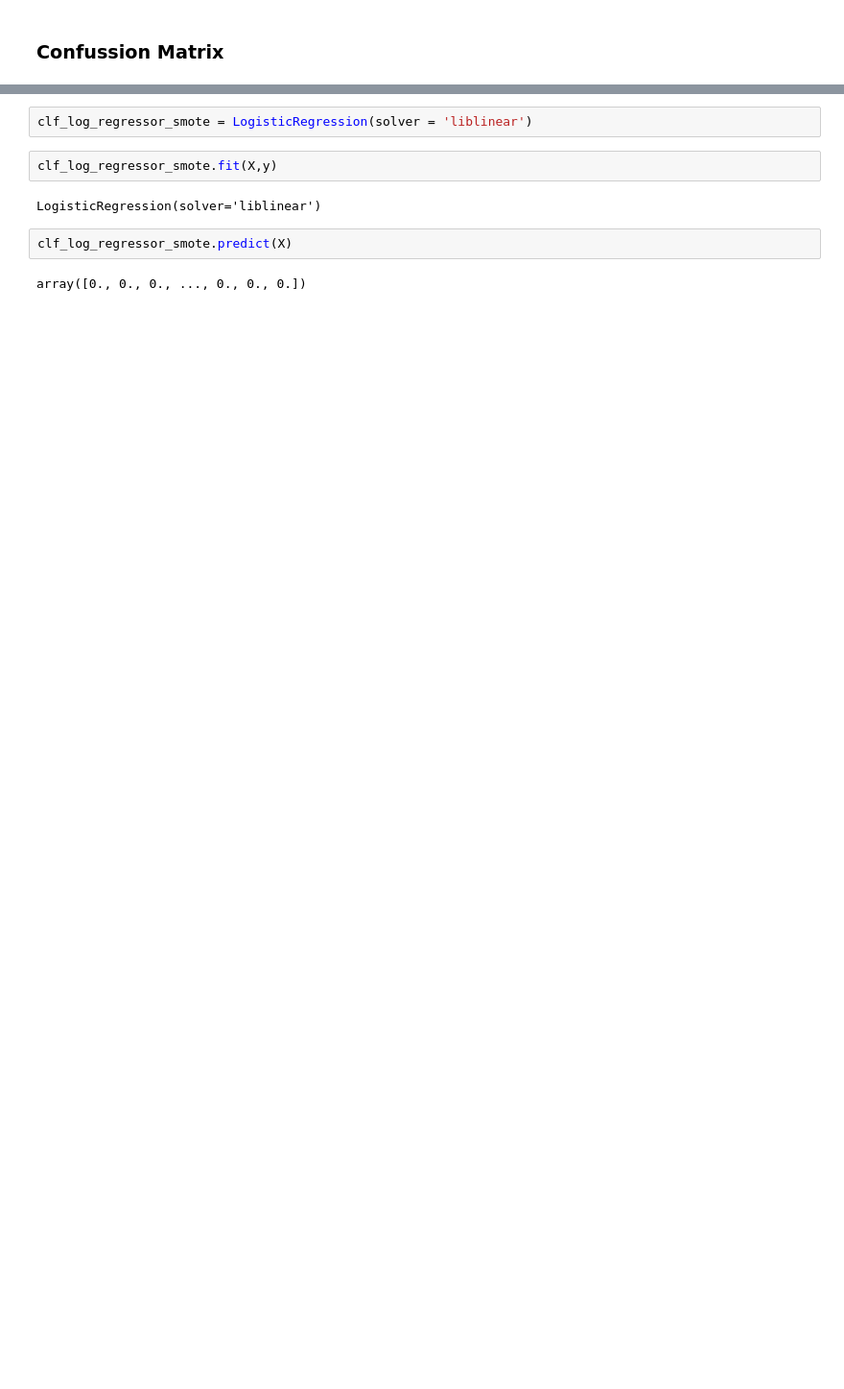
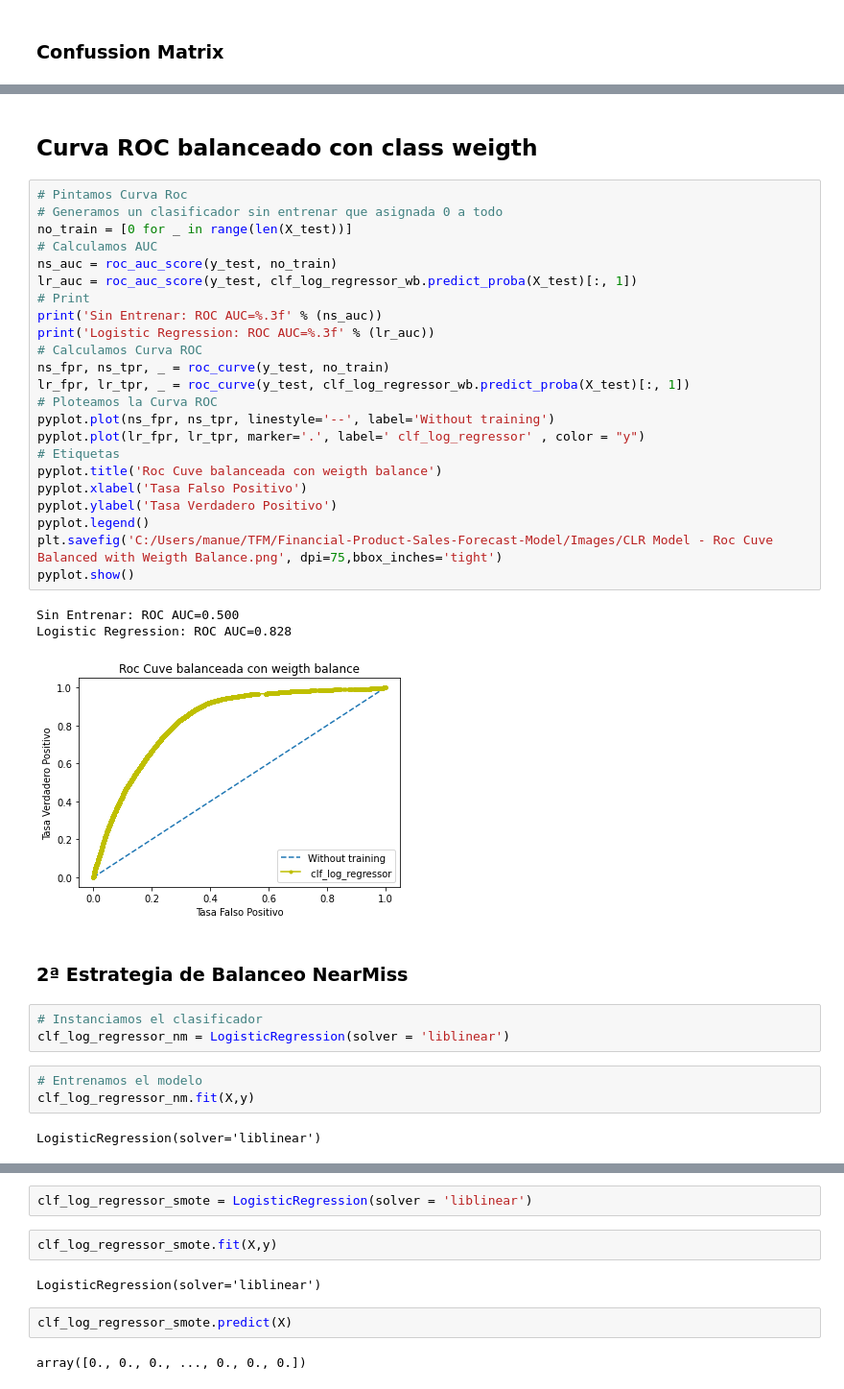
Before and after one commit to romayana/Financial-Product-Sales-Forecast-Model, a Jupyter notebook: Models/CLR_model.ipynb, the cells around one changed output, grey strips where cells are left out. Shown at 96% size. Cells and saved outputs as stored; diff of their text form; blank space fills up the shorter version.

```diff
--- a/Models/CLR_model.ipynb
+++ b/Models/CLR_model.ipynb
@@ -445,0 +295,39 @@ sm = SMOTE(random_state = 2)
+# %% [markdown]
+## Curva ROC balanceado con class weigth
+# %%
+# Pintamos Curva Roc
+# Generamos un clasificador sin entrenar que asignada 0 a todo
+no_train = [0 for _ in range(len(X_test))]
+# Calculamos AUC
+ns_auc = roc_auc_score(y_test, no_train)
+lr_auc = roc_auc_score(y_test, clf_log_regressor_wb.predict_proba(X_test)[:, 1])
+# Print
+print('Sin Entrenar: ROC AUC=%.3f' % (ns_auc))
+print('Logistic Regression: ROC AUC=%.3f' % (lr_auc))
+# Calculamos Curva ROC
+ns_fpr, ns_tpr, _ = roc_curve(y_test, no_train)
+lr_fpr, lr_tpr, _ = roc_curve(y_test, clf_log_regressor_wb.predict_proba(X_test)[:, 1])
+# Ploteamos la Curva ROC
+pyplot.plot(ns_fpr, ns_tpr, linestyle='--', label='Without training')
+pyplot.plot(lr_fpr, lr_tpr, marker='.', label=' clf_log_regressor' , color = "y")
+# Etiquetas
+pyplot.title('Roc Cuve balanceada con weigth balance')
+pyplot.xlabel('Tasa Falso Positivo')
+pyplot.ylabel('Tasa Verdadero Positivo')
+pyplot.legend()
+plt.savefig('C:/Users/manue/TFM/Financial-Product-Sales-Forecast-Model/Images/CLR Model - Roc Cuve Balanced with Weigth Balance.png', dpi=75,bbox_inches='tight')
+pyplot.show()
+# %% [output]
+Sin Entrenar: ROC AUC=0.500
+Logistic Regression: ROC AUC=0.828
+[figure, added]
+# %% [markdown]
+### 2ª Estrategia de Balanceo __NearMiss__
+# %%
+# Instanciamos el clasificador
+clf_log_regressor_nm = LogisticRegression(solver = 'liblinear')
+# %%
+# Entrenamos el modelo
+clf_log_regressor_nm.fit(X,y)
+# %% [output]
+LogisticRegression(solver='liblinear')
```
Also changed, not shown: parts of 88 cells of this notebook, 6 other files.
